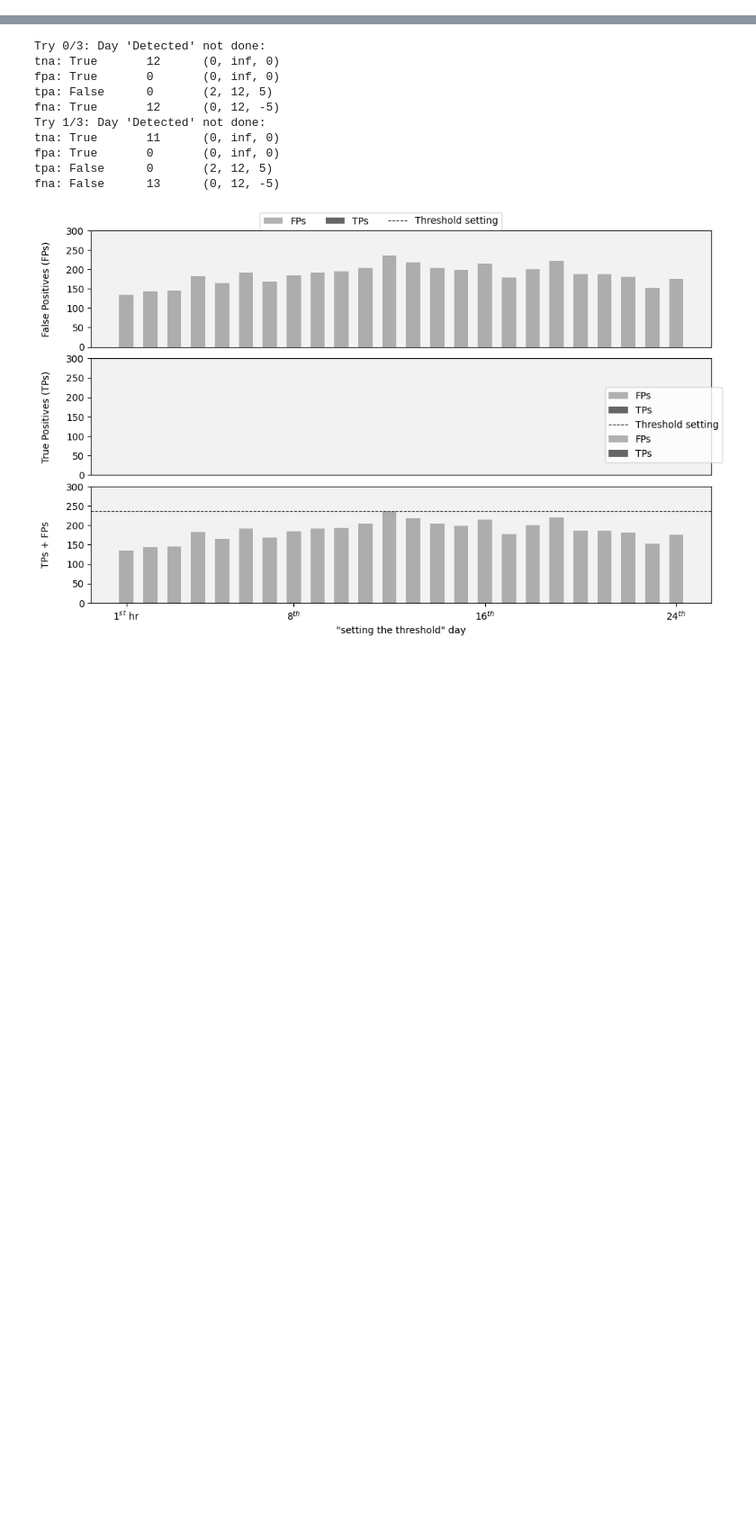
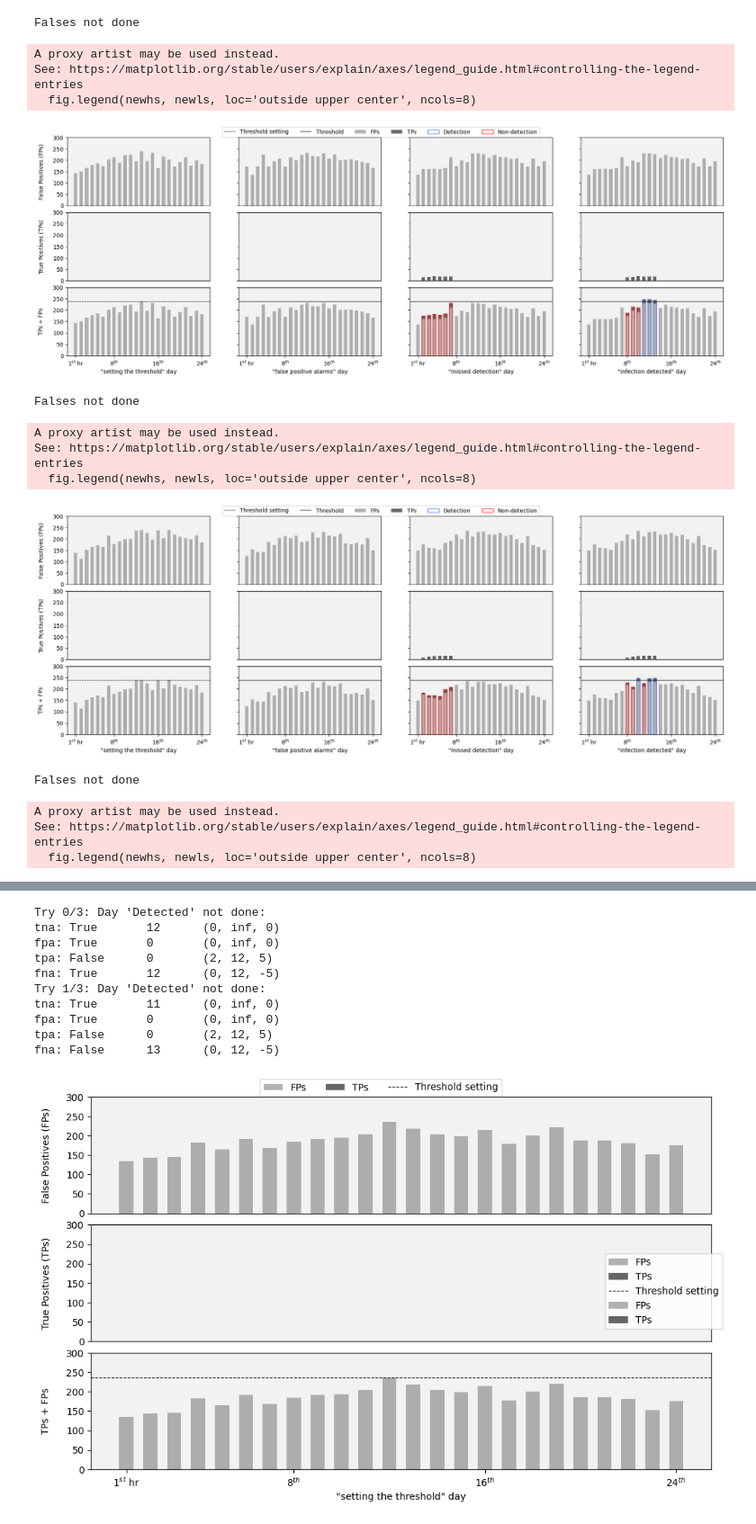
Before and after one commit to princio/dga-detection-analysis-framework, a Jupyter notebook: ml/highway/0.example/example.ipynb, the cells around one changed output, grey strips where cells are left out. Shown: that part at 90% size. Saved outputs shown, nothing was run; the diff lists cells and outputs as text; code cells hidden in the pictures; blank space fills up the shorter version.

```diff
--- a/ml/highway/0.example/example.ipynb
+++ b/ml/highway/0.example/example.ipynb
@@ -32,7 +197,7 @@ def doplot(gen_days, NN, h_magnitude = 50e3, n_magnitude_malicious = 10):
         axs = cast(np.ndarray, axs)
 
         try:
-            traffic_days,df = gen_days(h_magnitude, n_magnitude_malicious)
+            traffic_days, df = gen_days()
         except NotOkException as e:
             print(f'Try {nn}/{NN}: ', end='')
             print(e)
@@ -113,30 +278,46 @@ def doplot(gen_days, NN, h_magnitude = 50e3, n_magnitude_malicious = 10):
                 axs[-1, idxday].axhline(th, linewidth=0.8, color='black', label="Threshold", linestyle="-")
             pass
 
         for i in range(axs.shape[0]):
             for ax in axs[i,:]:
                 ax.set_ylim(axs[0,0].get_ylim())
 
         fig.set_size_inches(18,6)
         fig.subplots_adjust(left=0.08, top=0.95, right=0.98, bottom=0.05,
         hspace=0.1, wspace=0.2)
 
         ls_pos = [ 'Threshold setting', 'Threshold', 'FPs', 'TPs', 'Misdetection', 'Detection', 'Non-detection' ]
         newhs, newls = list(range(7)), list(range(7))
         for ax in fig.axes:
             hs, ls = ax.get_legend_handles_labels()
             for idxl, l in enumerate(ls):
                 if l not in newls:
                     newhs[ls_pos.index(l)] = hs[idxl]
                     newls[ls_pos.index(l)] = l
                 pass
         fig.legend(newhs, newls, loc='outside upper center', ncols=4)
         fig.savefig(f"plot_{nn}.pdf", bbox_inches="tight")
 
         nn += 1
 
         plt.show()
         plt.close()
 
         pass
     pass
+doplot(gen_days, 3, h_magnitude=50000, n_magnitude_malicious=50000)
+# %% [output]
+Falses not done
+A proxy artist may be used instead.
+See: https://matplotlib.org/stable/users/explain/axes/legend_guide.html#controlling-the-legend-entries
+  fig.legend(newhs, newls, loc='outside upper center', ncols=8)
+[figure, added]
+Falses not done
+A proxy artist may be used instead.
+See: https://matplotlib.org/stable/users/explain/axes/legend_guide.html#controlling-the-legend-entries
+  fig.legend(newhs, newls, loc='outside upper center', ncols=8)
+[figure, added]
+Falses not done
+A proxy artist may be used instead.
+See: https://matplotlib.org/stable/users/explain/axes/legend_guide.html#controlling-the-legend-entries
+  fig.legend(newhs, newls, loc='outside upper center', ncols=8)
```
Also changed, not shown: parts of 6 cells of this notebook, 3 other files.
